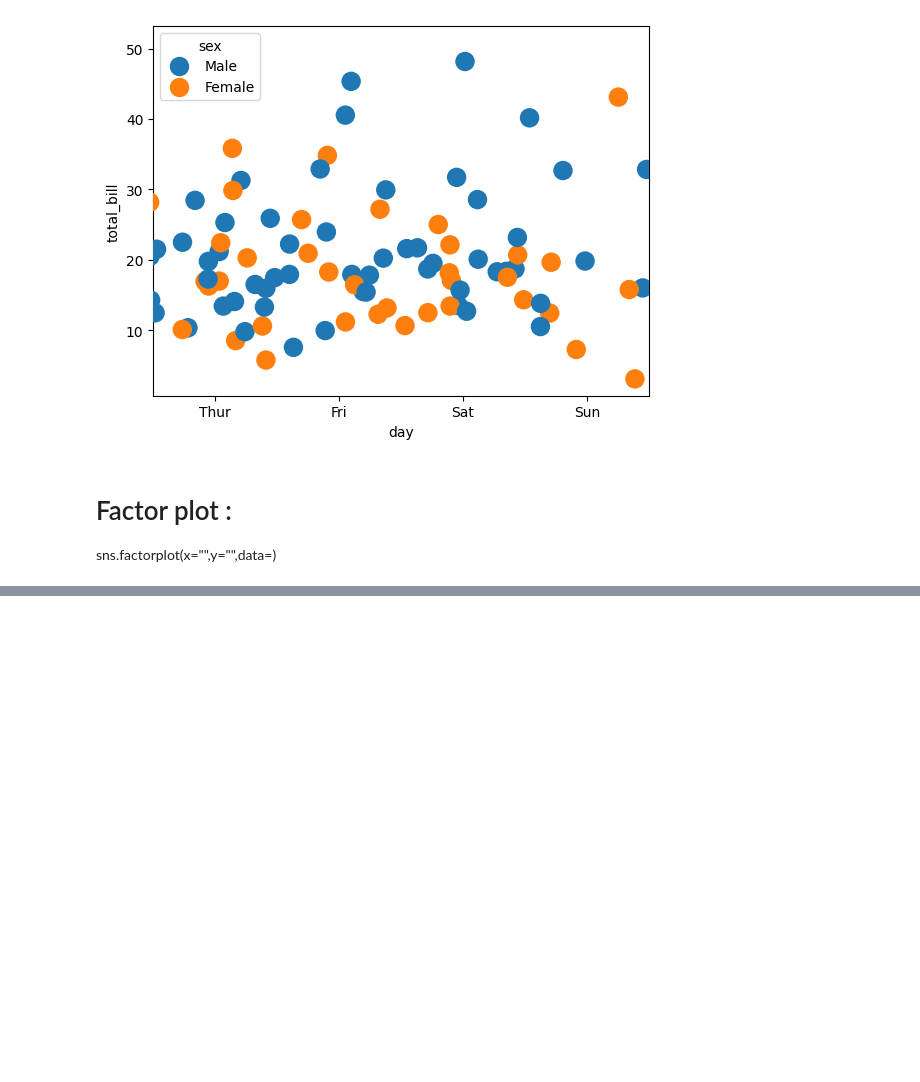
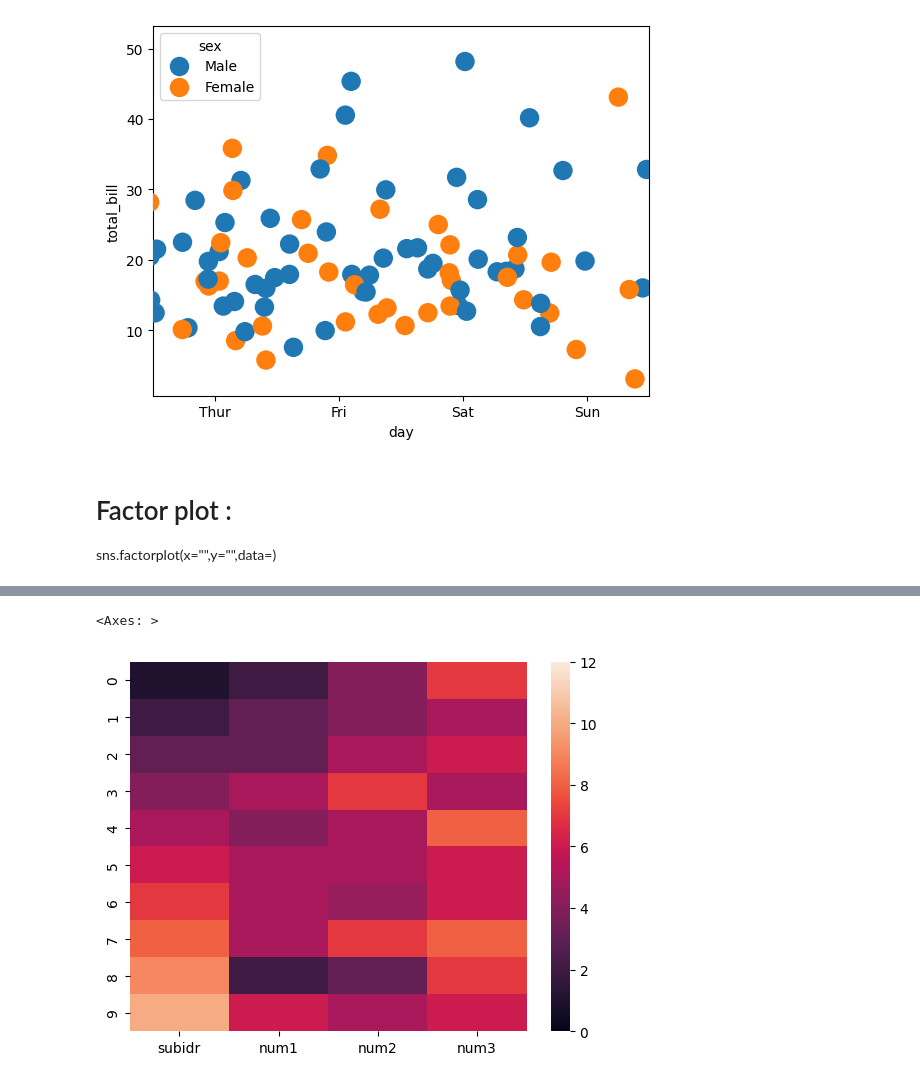
Before and after one commit to anjali801/Data-science-45-internship, a Jupyter notebook: Day21(Seaborn).ipynb, the cells around one changed output, grey strips where cells are left out. Drawn from its saved outputs; the diff is of its cells as text; code cells hidden in the pictures; blank space fills up the shorter version.

```diff
--- a/Day21(Seaborn).ipynb
+++ b/Day21(Seaborn).ipynb
@@ -546,0 +644,5 @@ sns.factorplot(x="",y="",data=)
+# %%
+sns.heatmap(y,vmin=0,vmax=12)
+# %% [output]
+<Axes: >
+[figure, added]
```
Also changed, not shown: parts of 37 cells of this notebook.
